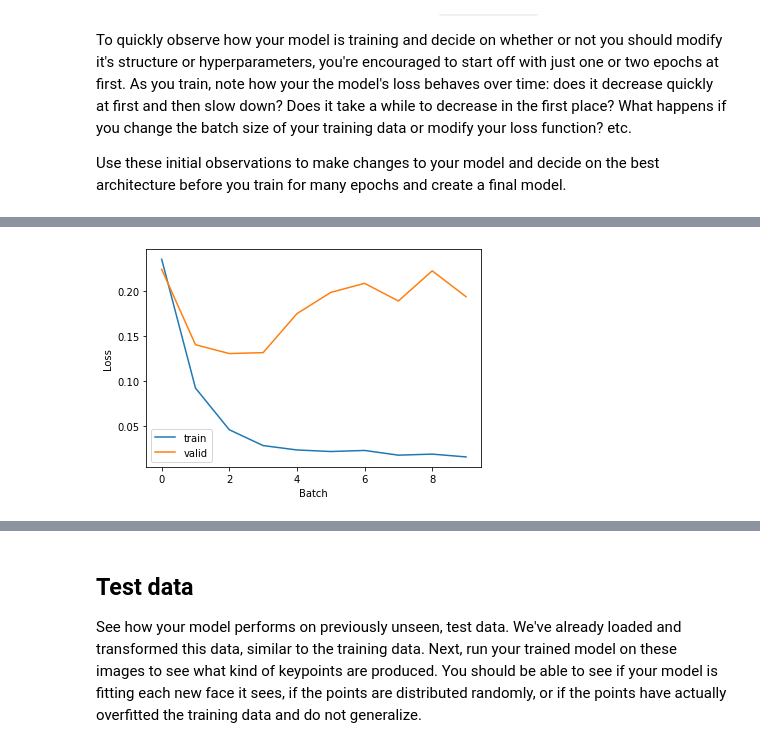
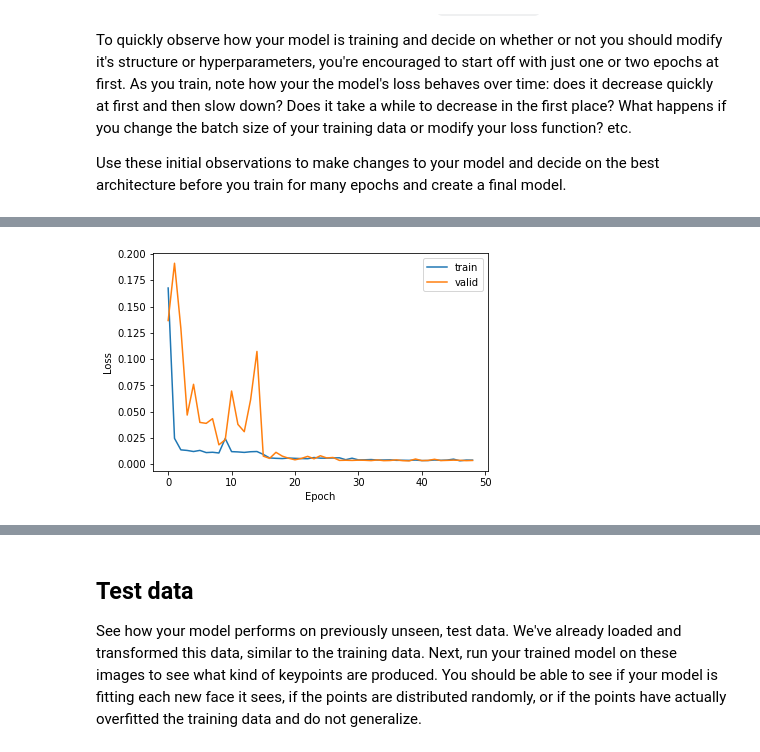
Before and after one commit to wronaq/FacialKeypointDetection, a Jupyter notebook: 2. Define the Network Architecture.ipynb, the cells around one changed output, grey strips where cells are left out. Cells and saved outputs as stored; diff of their text form; code cells hidden in the pictures.

Commit message:
feat: train network based on ResNet18

```diff
--- a/2. Define the Network Architecture.ipynb
+++ b/2. Define the Network Architecture.ipynb
@@ -377,7 +388,7 @@ Next, you'll define how the model will train by deciding on the loss function an
 ## TODO: Define the loss and optimization
 import torch.optim as optim
 
-criterion = nn.SmoothL1Loss()
+criterion = nn.MSELoss().to(device)
 
 optimizer = optim.Adam(net.parameters(), lr=1e-7, weight_decay=1e-2)
 # %%
@@ -390,7 +401,7 @@ class TrainIter(TrainDataLoaderIter):
 
 train_data_iter = TrainIter(train_loader)
 
-device = 'cuda' if torch.cuda.is_available() else 'cpu'
-lr_finder = LRFinder(net, optimizer, criterion, device=device)
+d = 'cuda' if torch.cuda.is_available() else 'cpu'
+lr_finder = LRFinder(net, optimizer, criterion, device=d)
 lr_finder.range_test(train_data_iter, end_lr=10, num_iter=100)
 # %% [output]
@@ -423,8 +437,8 @@ def validation():
 
     for data in valid_loader:
 
-        key_pts = data['keypoints'].view(data['keypoints'].size(0), -1).type(torch.FloatTensor)
-        images = data['image'].type(torch.FloatTensor)
+        key_pts = data['keypoints'].view(data['keypoints'].size(0), -1).type(torch.FloatTensor).to(device)
+        images = data['image'].type(torch.FloatTensor).to(device)
 
         outputs = net(images)
         valid_loss += criterion(outputs, key_pts).item()
@@ -459,8 +473,8 @@ def train_net(n_epochs, patience):
             key_pts = key_pts.view(key_pts.size(0), -1)
 
             # convert variables to floats for regression loss
-            key_pts = key_pts.type(torch.FloatTensor)
-            images = images.type(torch.FloatTensor)
+            key_pts = key_pts.type(torch.FloatTensor).to(device)
+            images = images.type(torch.FloatTensor).to(device)
 
             # forward pass to get outputs
             output_pts = net(images)
@@ -505,7 +519,7 @@ def train_net(n_epochs, patience):
     return batch_loss, epoch_loss, validation_loss
 # %%
 # train your network
-n_epochs = 1 # start small, and increase when you've decided on your model structure and hyperparams
+n_epochs = 100 # start small, and increase when you've decided on your model structure and hyperparams
 
 # this is a Workspaces-specific context manager to keep the connection
 # alive while training your model, not part of pytorch
@@ -517,10 +546,10 @@ KeyboardInterrupt:
 # %%
 # plot training_loss
-plt.plot(batch_loss, label='train')
+plt.plot(epoch_loss, label='train')
 plt.plot(validation_loss, label='valid')
-plt.xlabel('Batch')
+plt.xlabel('Epoch')
 plt.ylabel('Loss')
 plt.legend()
 plt.show()
 # %% [output]
-[figure, old version]
+[figure, new version]
```
Also changed, not shown: parts of 17 cells of this notebook.
